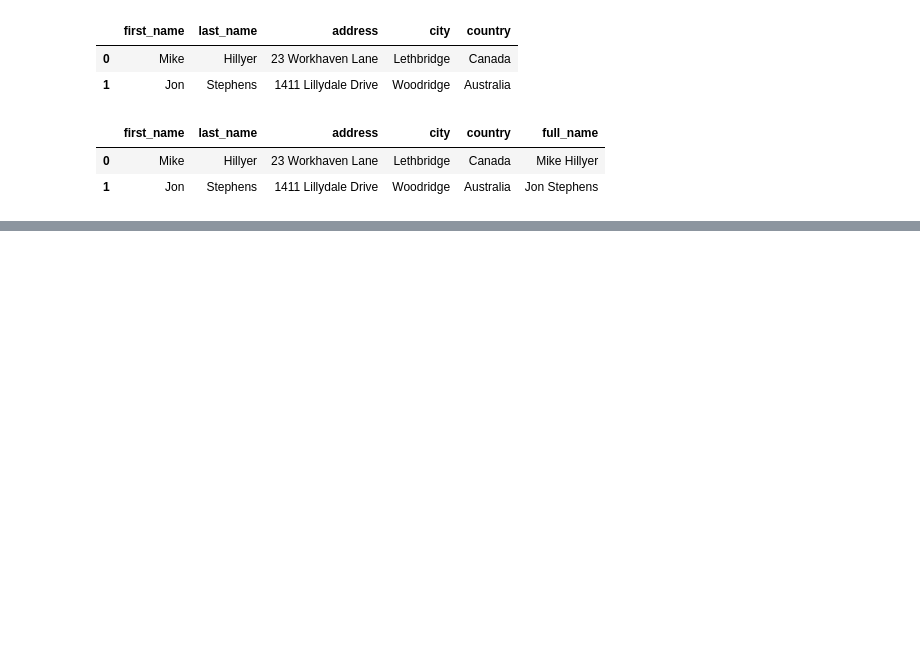
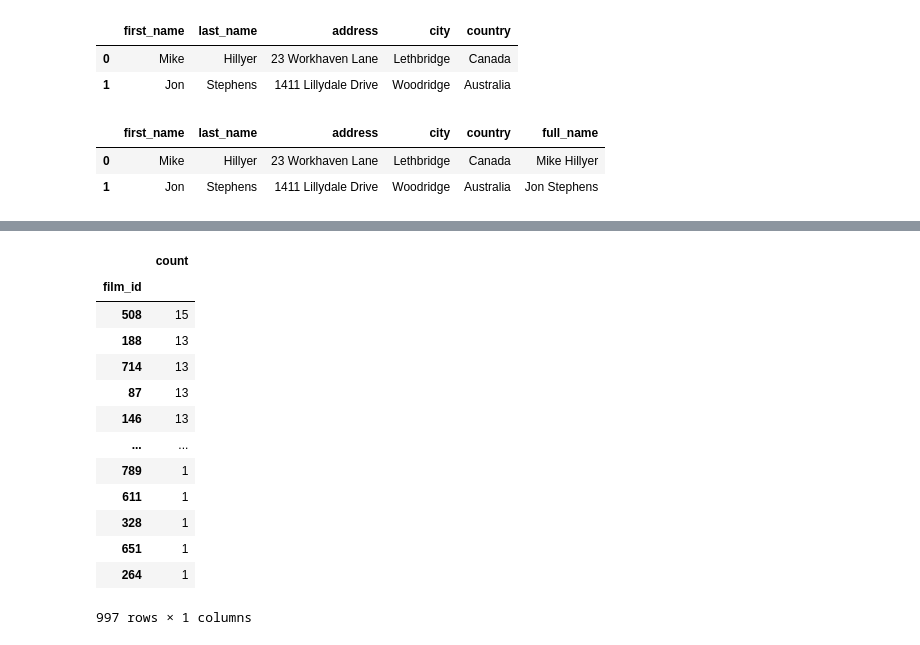
Before and after one commit to MiguelAngel3378/CURSO_ANALISIS_BD2, a Jupyter notebook: m4_pandas/operaciones/sakila_join.ipynb, the cells around one changed output, grey strips where cells are left out. Cells and saved outputs as stored; diff of their text form; code cells hidden in the pictures; blank space fills up the shorter version.

```diff
--- a/m4_pandas/operaciones/sakila_join.ipynb
+++ b/m4_pandas/operaciones/sakila_join.ipynb
@@ -89,0 +277,20 @@ df_staff_direction
+# %%
+serie = df_film_actor.groupby('film_id')['count'].sum()
+df_film_actor_count = pd.DataFrame(serie)
+df_film_actor_count.sort_values('count', ascending=False, inplace=True)
+df_film_actor_count
+# %% [output]
+|  | count |
+| film_id |  |
+| 508 | 15 |
+| 188 | 13 |
+| 714 | 13 |
+| 87 | 13 |
+| 146 | 13 |
+| ... | ... |
+| 789 | 1 |
+| 611 | 1 |
+| 328 | 1 |
+| 651 | 1 |
+| 264 | 1 |
+997 rows × 1 columns
```
Also changed, not shown: parts of 22 cells of this notebook.
